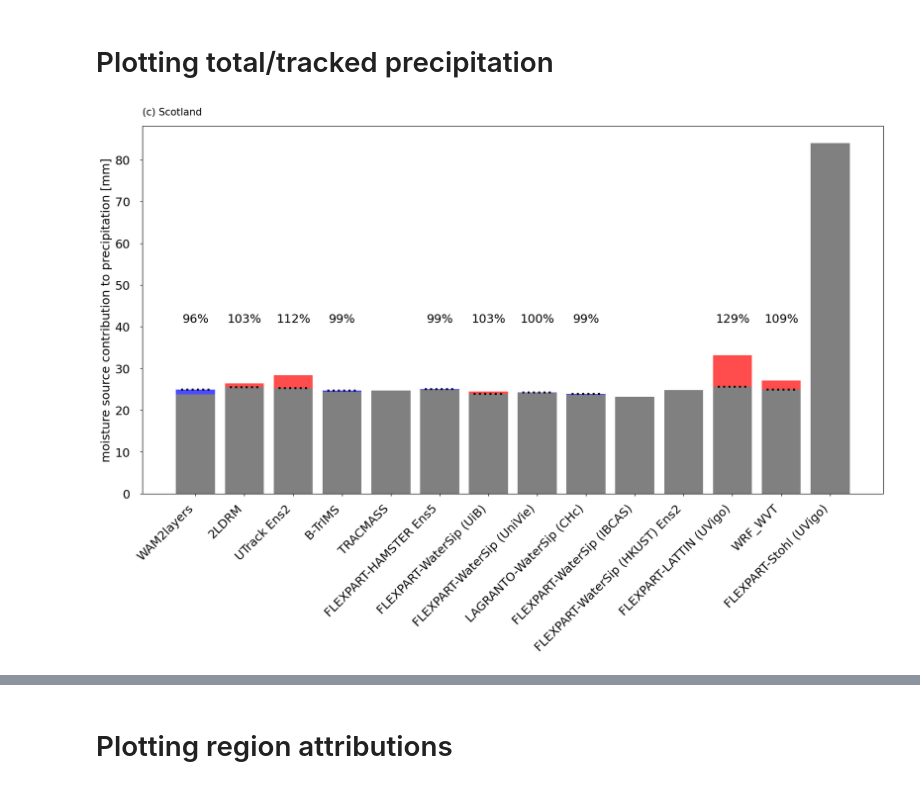
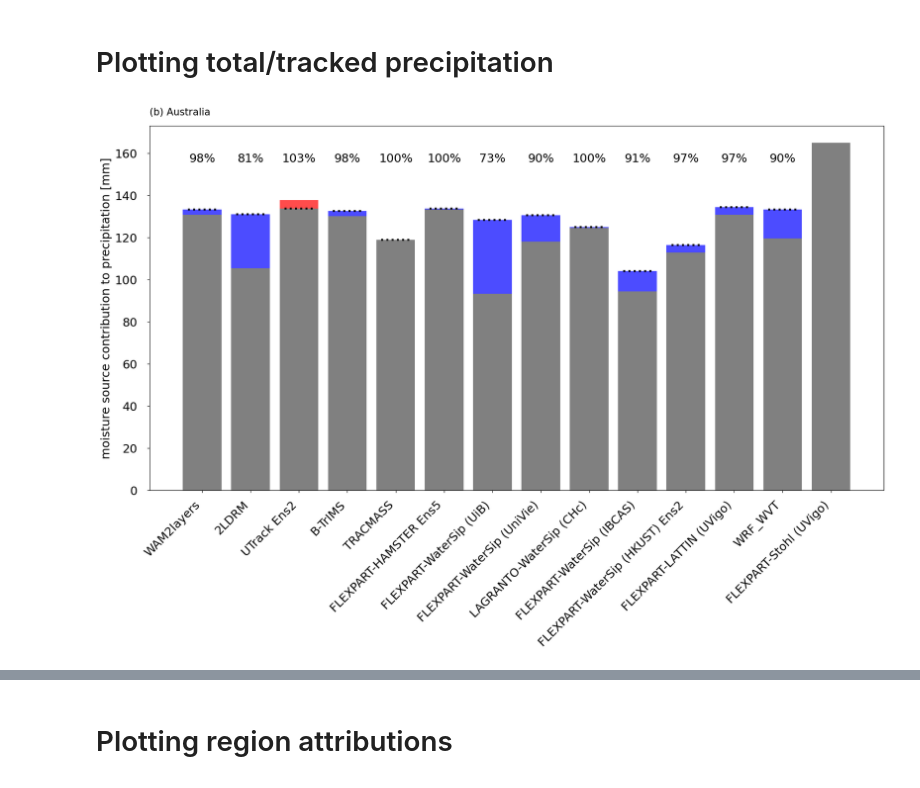
Before and after one commit to Moisture-tracking-community/INSPIRE, a Jupyter notebook: Figure7_barplots_all_cases.ipynb, the cells around one changed output, grey strips where cells are left out. Saved outputs shown, nothing was run; the diff lists cells and outputs as text; code cells hidden in the pictures.

```diff
--- a/Figure7_barplots_all_cases.ipynb
+++ b/Figure7_barplots_all_cases.ipynb
@@ -36,7 +37,7 @@ ms=10
 ########################################################
 ## INPUT soecifications ###
 ########################################################
-case='Scotland'
+case='Australia'
 basedir = "./data/"
 figure_path= "./Figures/"
 
@@ -54,5 +55,5 @@ csv_wrf_wvt = pd.read_csv(basedir+'/'+case+'/results WRF-WVT/'+case+'Case_Final.
 ########################################################
 ## precipitation                                      ##
 ########################################################
-precip_era5=read_precip_era5(basedir,case,exclude=['results Ru_Xu_FLEXPART','results TRACMASS Dipanjan Dey'])
+precip_era5=read_precip_era5(basedir,case) #,exclude=['results Ru_Xu_FLEXPART']) #,'results TRACMASS Dipanjan Dey'])
 # %% [output]
@@ -132,7 +127,7 @@ all_maps = {kk:ds_sources[kk] for kk in list_reordered}
 all_maps = xr.Dataset(all_maps)
 # %%
 #### region attribution ####
-all_maps_frac_regional,all_maps_regional,precip_sums=calculate_region_attr(all_maps,csv_wrf_wvt,case,basedir)
+all_maps_frac_regional,all_maps_regional,source_sums=calculate_region_attr(all_maps,csv_wrf_wvt,case,basedir)
 # %%
 fig, ax = plt.subplots(figsize=(20,10))
 
@@ -166,39 +161,40 @@ elif case=='Australia':
     srcs_wrf_wvt.values=csv_wrf_wvt.loc['2022-02-22_2022-02-28'][1:-2].values
 
 modelnames=np.concatenate([list_reordered[:-1],["WRF_WVT"],[list_reordered[-1]]])
+pr_sums = np.zeros(source_sums.shape)
 for ii,mname in enumerate(modelnames):
     part=0
     if mname in precip_era5:
         if mname=='UTrack Ens2':
             pr_sum=precip_era5[mname][:length].sum().values
         else:
             pr_sum=precip_era5[mname].sum().values
         ax.hlines(pr_sum,ii-0.3,ii+0.3,color='k',linestyle=':',linewidth=3.0)
-        part=precip_sums[ii]/pr_sum
-        ax.text(ii,texty,"{:.0f}".format(precip_sums[ii]/pr_sum*100)+'%',ha='center')
+        part=source_sums[ii]/pr_sum
+        ax.text(ii,texty,"{:.0f}".format(source_sums[ii]/pr_sum*100)+'%',ha='center')
 
     if part>1:
         colorm='r'
         plt.bar(ii,pr_sum,color='grey')
-        plt.bar(ii,precip_sums[ii]-pr_sum,color=colorm,bottom=pr_sum,alpha=0.7)
+        plt.bar(ii,source_sums[ii]-pr_sum,color=colorm,bottom=pr_sum,alpha=0.7)
         #plt.bar(ii,pr_sum,color='k')
 
     elif part==0:
         colorm='grey'
-        plt.bar(ii,precip_sums[ii],color=colorm)
+        plt.bar(ii,source_sums[ii],color=colorm)
 
     else:
         colorm='b'
-        plt.bar(ii,precip_sums[ii],color='grey')
-        plt.bar(ii,pr_sum-precip_sums[ii],color=colorm,bottom=precip_sums[ii],alpha=0.7)
-
+        plt.bar(ii,source_sums[ii],color='grey')
+        plt.bar(ii,pr_sum-source_sums[ii],color=colorm,bottom=source_sums[ii],alpha=0.7)
+    pr_sums[ii] = pr_sum
 
 ax.set_xticks(range(len(modelnames)))
 ax.set_xticklabels(modelnames, rotation=45, ha='right')
 ax.set_ylabel('moisture source contribution to precipitation [mm]')
 plt.text(0, 1.05, f'{letter} {case}', transform=ax.transAxes, va='top', ha='left', fontsize=15)
 
 
 plt.savefig(figure_path + 'Figure7_bar_plots_frac_simple_'+case+'.png',bbox_inches='tight', dpi=600)
 # %% [output]
-[figure, old version]
+[figure, new version]
```
Also changed, not shown: parts of 6 cells of this notebook.
